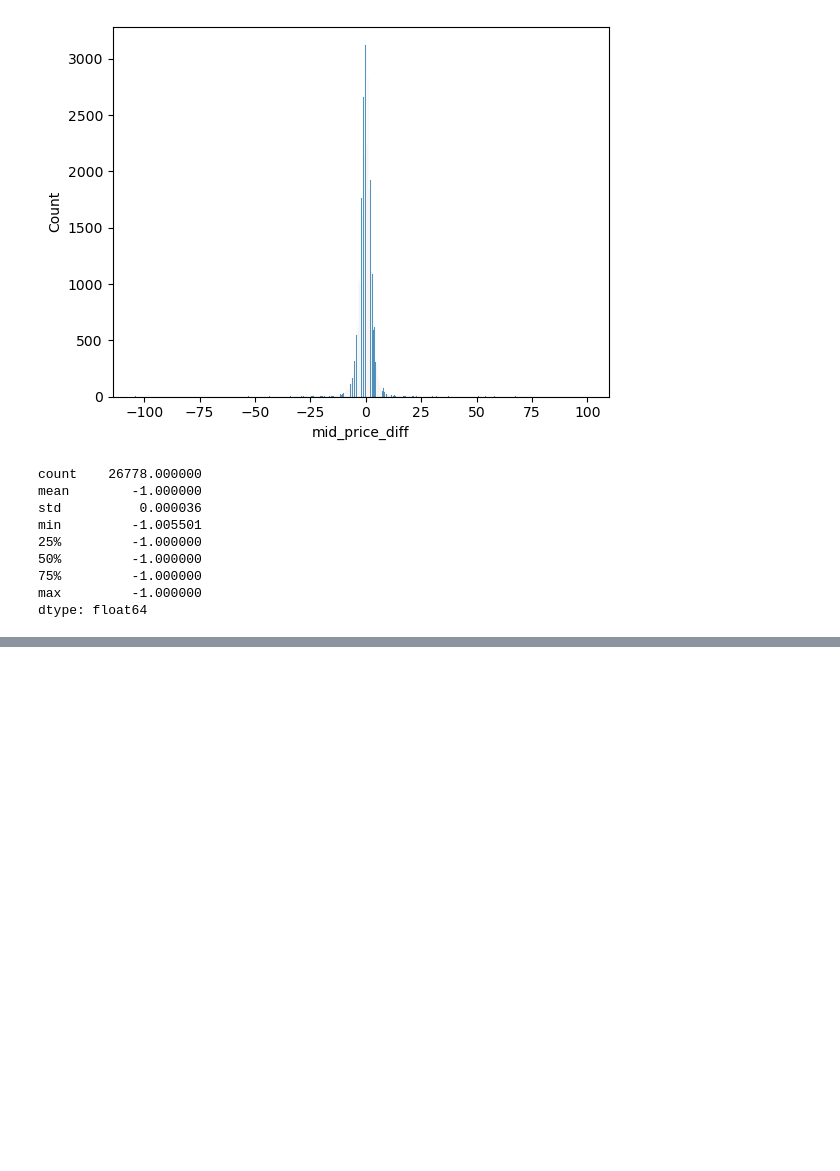
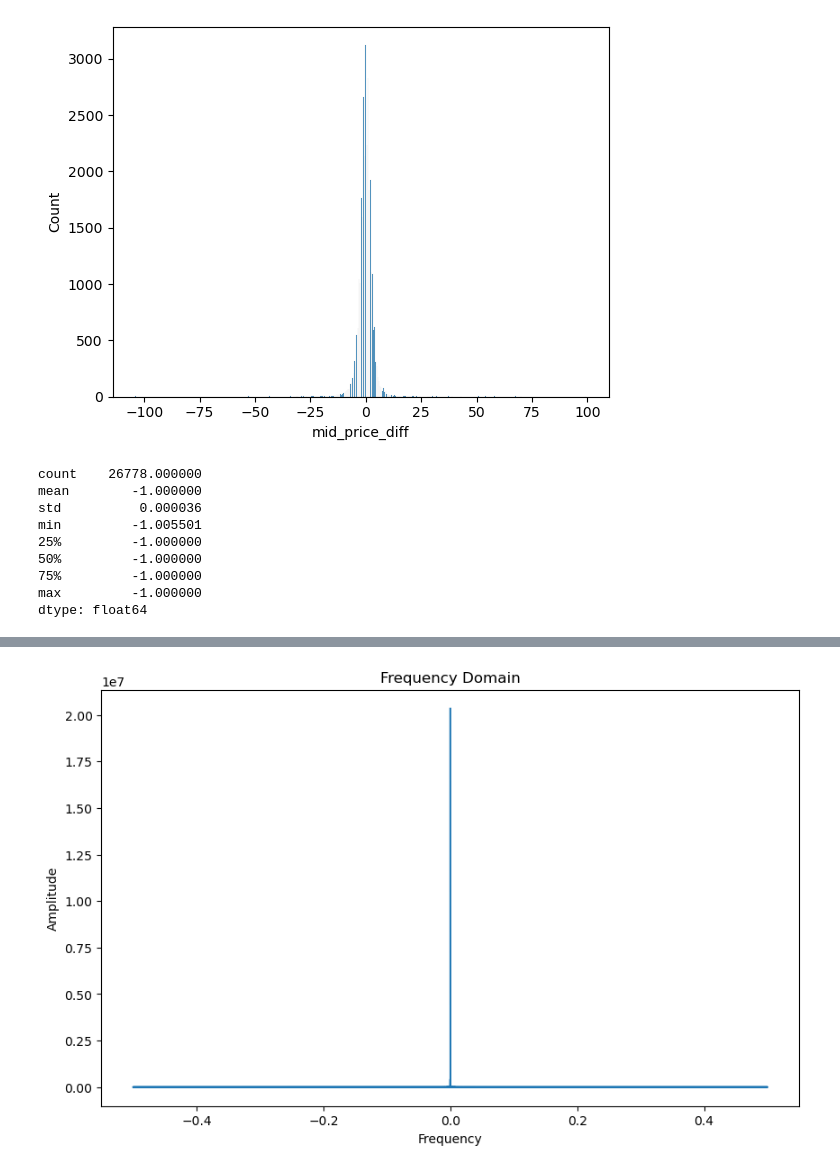
Before and after one commit to IMC-Prosperity-Granite-Flow/IMC_Prosperity3_GraniteFlow, a Jupyter notebook: src/analysis/round1/price_round.ipynb, the cells around one changed output, grey strips where cells are left out. Drawn from its saved outputs; the diff is of its cells as text; code cells hidden in the pictures; blank space fills up the shorter version.

```diff
--- a/src/analysis/round1/price_round.ipynb
+++ b/src/analysis/round1/price_round.ipynb
@@ -427,0 +434,23 @@ print(df_ink0)
+# %%
+#FFT
+
+def fft(prices):
+    fft_result = np.fft.fft(prices)
+    frequencies = np.fft.fftfreq(len(prices))
+    amplitude = np.abs(fft_result)
+    return frequencies, amplitude
+
+frequencies, amplitude = fft(df_ink0['mid_price'])
+
+threshold = 0
+amplitude = np.where(amplitude > threshold, amplitude, 0)
+
+# 绘制频谱图
+plt.figure(figsize=(10, 6))
+plt.plot(frequencies, amplitude)
+plt.title('Frequency Domain')
+plt.xlabel('Frequency')
+plt.ylabel('Amplitude')
+plt.show()
+# %% [output]
+[figure, added]
```
Also changed, not shown: parts of 18 cells of this notebook, 1 other file.
